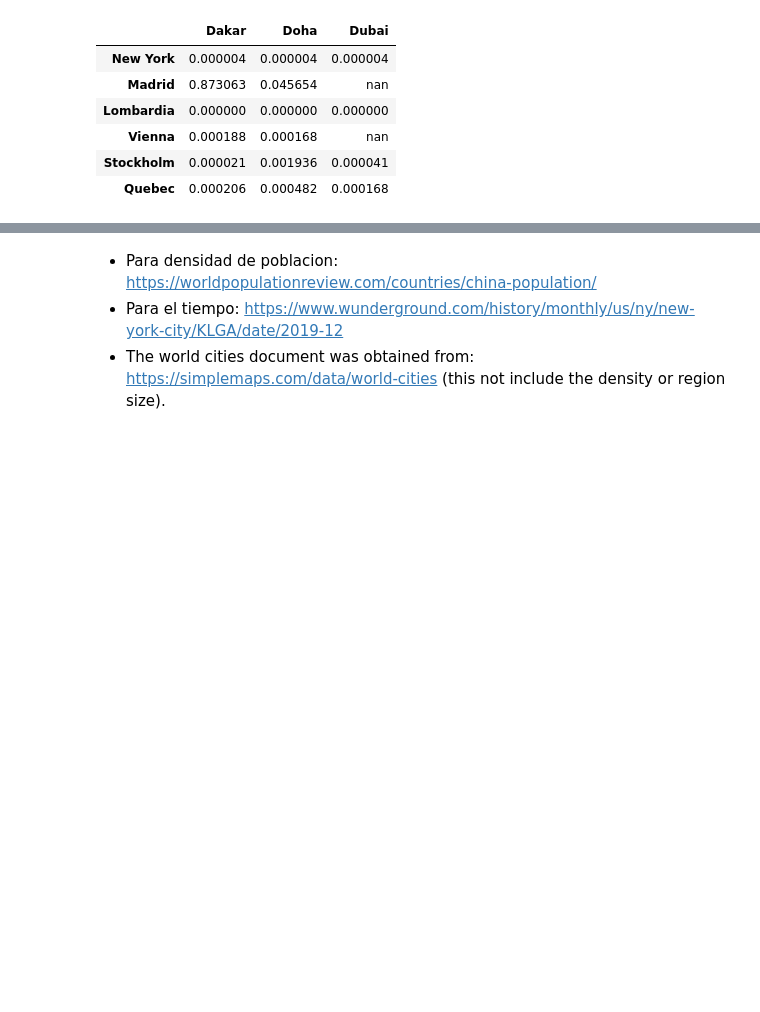
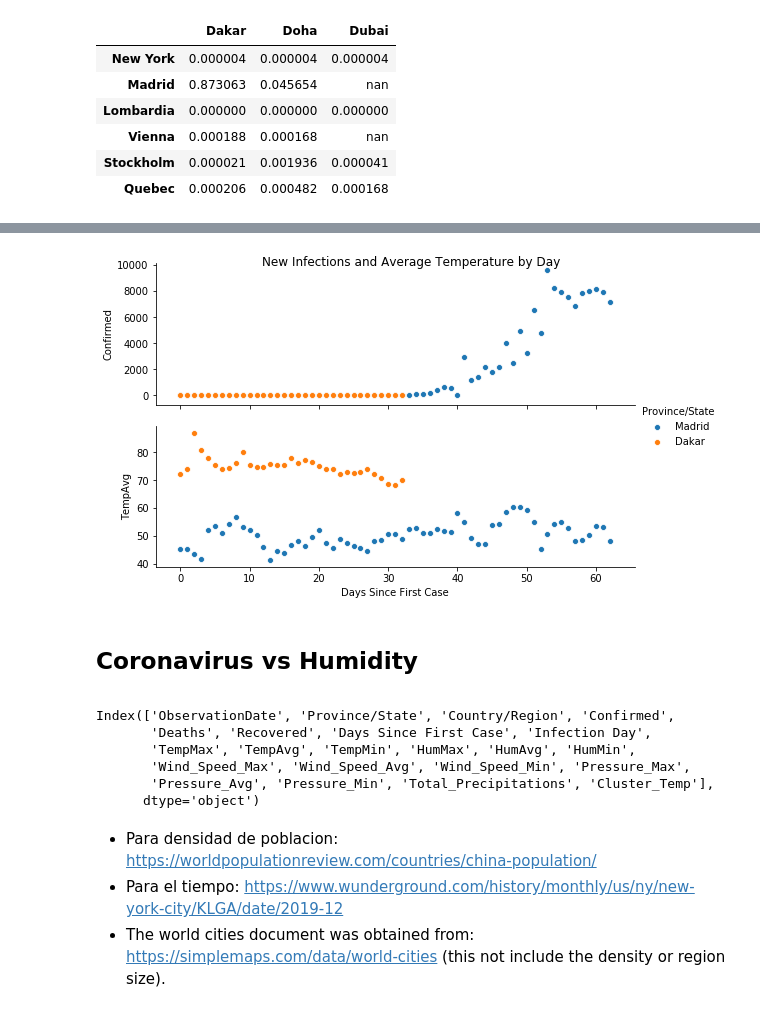
Before and after one commit to Yasel-Garces/The-impact-of-weather-in-the-coronavirus-spread, a Jupyter notebook: The-impact-of-weather-in-the-coronavirus-spread.ipynb, the cells around one changed output, grey strips where cells are left out. Saved outputs shown, nothing was run; the diff lists cells and outputs as text; code cells hidden in the pictures; blank space fills up the shorter version.

Commit message:
Finishing Temperature Section

```diff
--- a/The-impact-of-weather-in-the-coronavirus-spread.ipynb
+++ b/The-impact-of-weather-in-the-coronavirus-spread.ipynb
@@ -711,3 +728,23 @@ results.style.applymap(color_p_value)
+# %%
+# Plot the number of new cases and temperature for Madrid and Dakar
+g=sns.pairplot(x_vars="Days Since First Case", aspect=3,
+             y_vars=["Confirmed","TempAvg"], kind='scatter', hue="Province/State",
+             data=Dakar_Madrid);
+g.fig.suptitle("New Infections and Average Temperature by Day");
+# %% [output]
+[figure, added]
+# %% [markdown]
+## Coronavirus vs Humidity
+<a id='sec:Coronavirus_vs_Temperature'></a>
+# %%
+covid_weather.columns
+# %% [output]
+Index(['ObservationDate', 'Province/State', 'Country/Region', 'Confirmed',
+       'Deaths', 'Recovered', 'Days Since First Case', 'Infection Day',
+       'TempMax', 'TempAvg', 'TempMin', 'HumMax', 'HumAvg', 'HumMin',
+       'Wind_Speed_Max', 'Wind_Speed_Avg', 'Wind_Speed_Min', 'Pressure_Max',
+       'Pressure_Avg', 'Pressure_Min', 'Total_Precipitations', 'Cluster_Temp'],
+      dtype='object')
 # %% [markdown]
 * Para densidad de poblacion: https://worldpopulationreview.com/countries/china-population/
 * Para el tiempo: https://www.wunderground.com/history/monthly/us/ny/new-york-city/KLGA/date/2019-12
```
Also changed, not shown: parts of 8 cells of this notebook.
